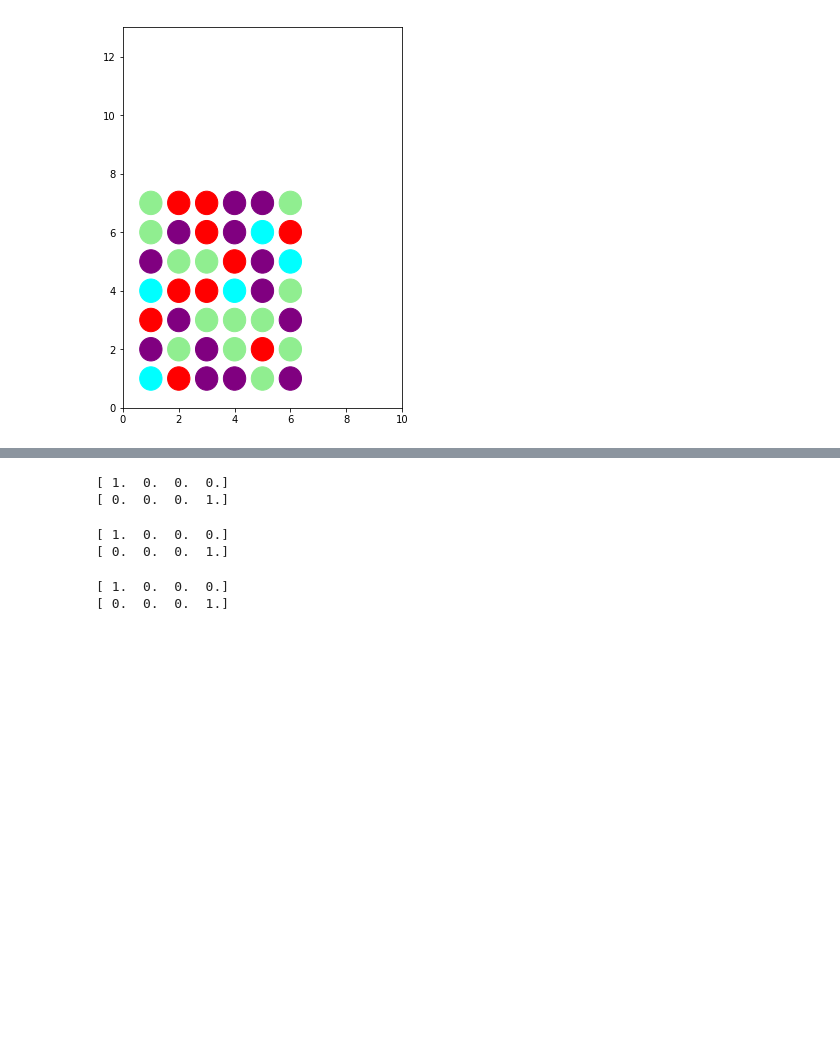
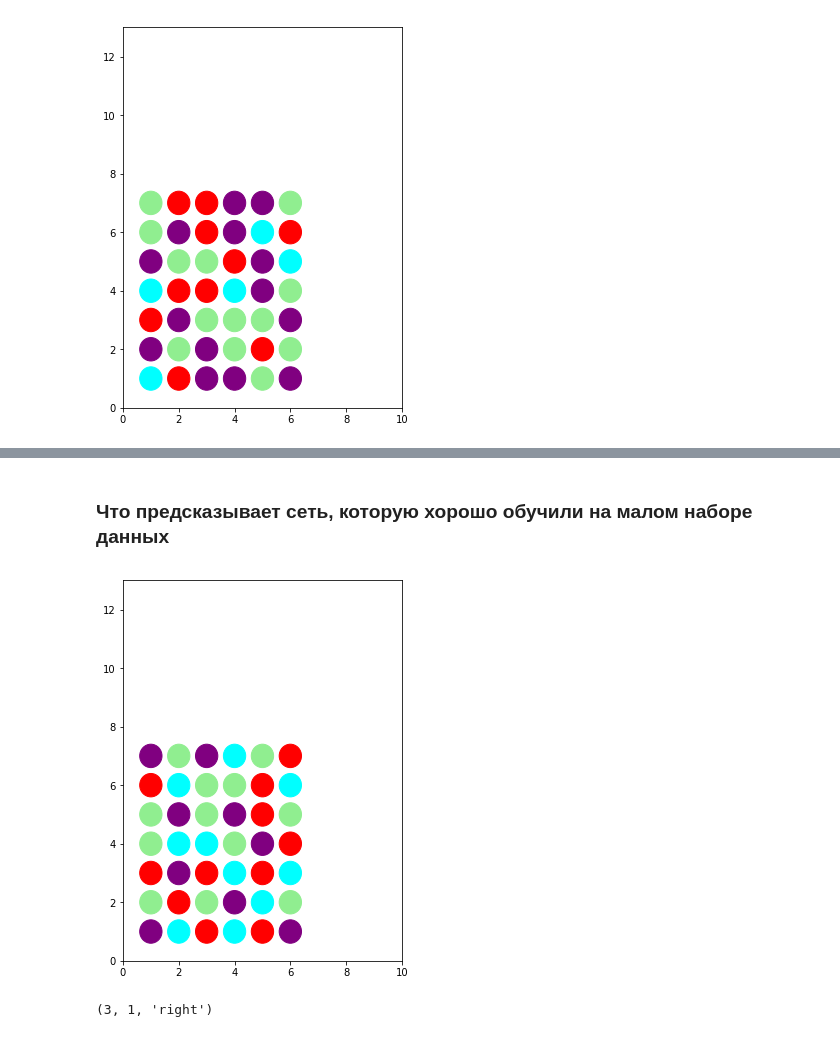
Before and after one commit to ippeter/Aeroflot, a Jupyter notebook: Basic GUI Handling v2 Smart.ipynb, the cells around one changed output, grey strips where cells are left out. Cells and saved outputs as stored; diff of their text form; code cells hidden in the pictures; blank space fills up the shorter version.

Commit message:
Successful Moves

```diff
--- a/Basic GUI Handling v2 Smart.ipynb
+++ b/Basic GUI Handling v2 Smart.ipynb
@@ -741,8 +736,8 @@ total_num_of_predictions = 0
 num_of_successful_predictions = 0
 # %%
 # Готовим модель
-aero_cnn = Aero_CNN_v5(input_shape=(7, 6, 4))
-aero_cnn.compile(optimizer='adam', loss='mean_absolute_error')
+#aero_cnn = Aero_CNN_v5(input_shape=(7, 6, 4))
+#aero_cnn.compile(optimizer='adam', loss='mean_absolute_error')
 # %%
 # Максимальный размер памяти
 max_memory_size = 50000
@@ -1235,26 +1200,33 @@ else:
-# %%
-pic = np.array(replay_memory[9][0])
-print(pic[0, 0, :])
-print(pic[1, 0, :])
-
-X_data = ()
-
-for move in range(number_of_moves):
-    X_data = X_data + ( swap_two_plates(np.array(pic), move + 1), )
-
-X_data = np.stack(X_data, axis=0)
-# %% [output]
-[ 1.  0.  0.  0.]
-[ 0.  0.  0.  1.]
-# %%
-print(pic[0, 0, :])
-print(pic[1, 0, :])
-# %% [output]
-[ 1.  0.  0.  0.]
-[ 0.  0.  0.  1.]
-# %%
-print(X_data[3, 0, 0, :])
-print(X_data[3, 1, 0, :])
-# %% [output]
-[ 1.  0.  0.  0.]
-[ 0.  0.  0.  1.]
+# %% [markdown]
+### Что предсказывает сеть, которую хорошо обучили на малом наборе данных
+# %%
+pic = replay_memory[-1][0]
+
+fig, ax = plt.subplots(figsize=(5, 7))
+
+ax.set_xlim((0, 10))
+ax.set_ylim((0, 13))
+
+circles = []
+
+for ii in range(7):
+    for jj in range(6):
+        if (pic[ii, jj, 0] > 0):
+            clr = "red"
+        elif (pic[ii, jj, 1] > 0):
+            clr = "lightgreen"
+        elif (pic[ii, jj, 2] > 0):
+            clr = "cyan"
+        else:
+            clr = "purple"
+
+        circles.append( plt.Circle((jj + 1, 7 - ii), 0.4, color=clr) )
+
+for circ in circles:
+    ax.add_artist(circ)
+# %% [output]
+[figure, added]
+# %%
+process_move_142(75)
+# %% [output]
+(3, 1, 'right')
```
Also changed, not shown: parts of 7 cells of this notebook, 11 other files.
